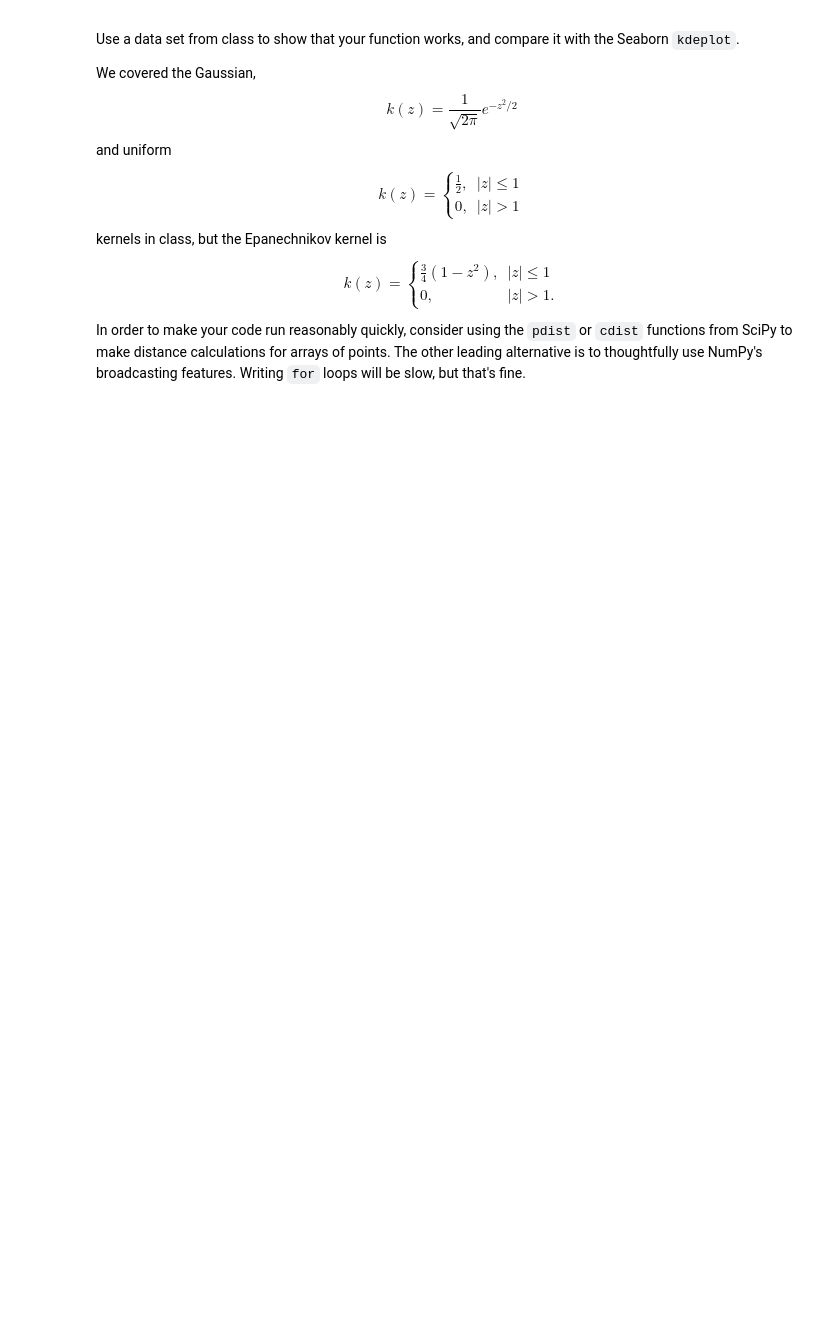
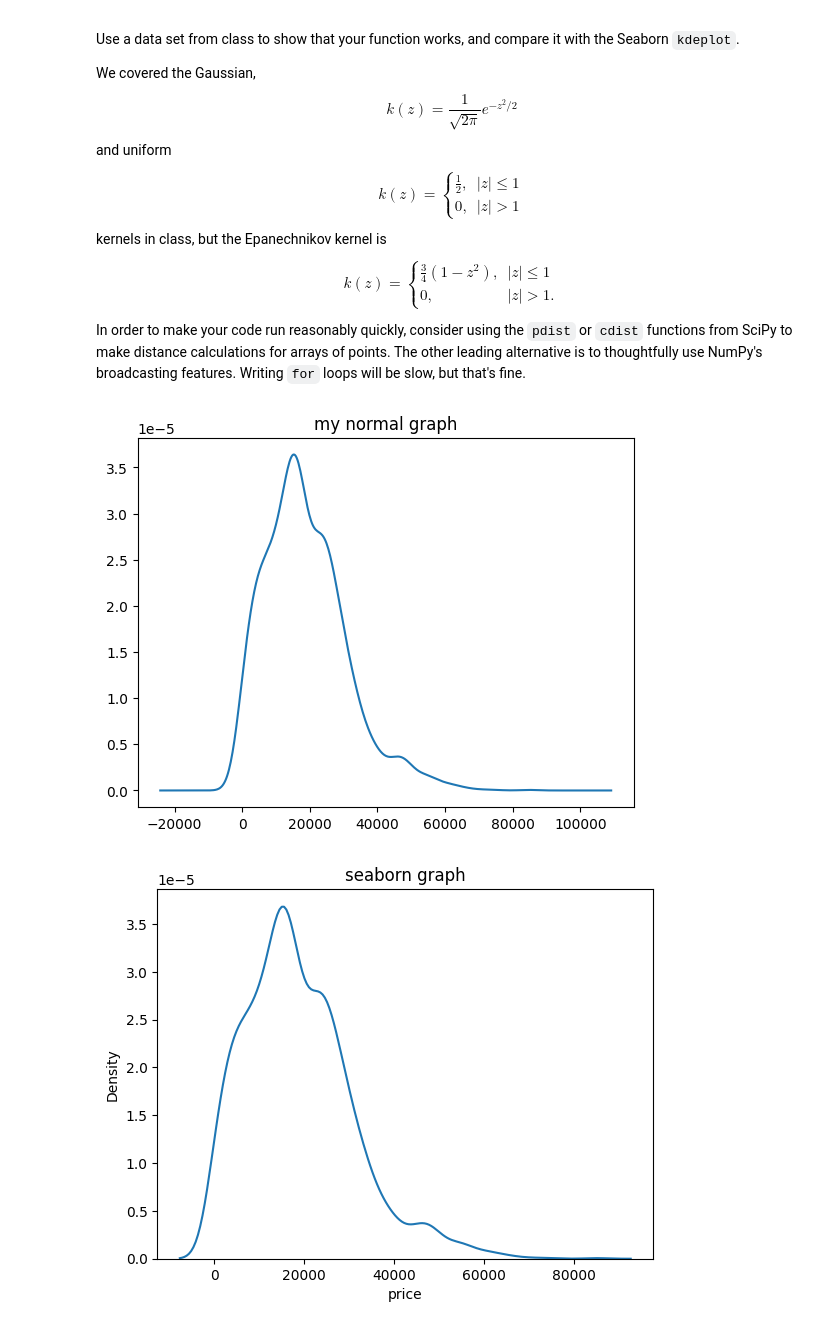
Before and after one commit to tgreg-stack/KNN, a Jupyter notebook: assignment/assignment.ipynb, the cells around one changed output. Cells and saved outputs as stored; diff of their text form; code cells hidden in the pictures; blank space fills up the shorter version.

```diff
--- a/assignment/assignment.ipynb
+++ b/assignment/assignment.ipynb
@@ -191,29 +191,48 @@ $$
 In order to make your code run reasonably quickly, consider using the `pdist` or `cdist` functions from SciPy to make distance calculations for arrays of points. The other leading alternative is to thoughtfully use NumPy's broadcasting features. Writing `for` loops will be slow, but that's fine.
 # %%
 price = df['price']
-def kde(x = x, kernel = 'gaussian', bandwidth = None):
+def kde(s, kernel = 'gaussian', bandwidth = None):
+  x = s.to_numpy()
   kde = 0
   sd = np.std(x)
   N = len(x)
+  min_x = np.min(x)
+  max_x = np.max(x)
   m = 500
-  grid = np.linsapce(min(x)-2*sd,max_x+2*sd,M)
+  grid = np.linspace(min_x-2*sd,max_x+2*sd,m)
   if bandwidth == None:
-    bandwith = 1.06*sd()*N**(-1/5)
+    bandwidth = 1.06*sd*N**(-1/5)
 
   for i in range(N):
-    if kernel == 'gaussian'
-      density = np.exp(-(((grid-i)/bandwidth)**2)/2)/(bandwidth*np.sqrt(2*np.pi))
+    if kernel == 'gaussian':
+      density = np.exp(-(((grid-x[i])/bandwidth)**2)/2)/(bandwidth*np.sqrt(2*np.pi))
       kde += density
 
     elif kernel == 'uniform':
-      density = (np.abs((grid-i)/bandwidth)<=1)*.5/bandwidth
+      density = (np.abs((grid-x[i])/bandwidth)<=1)*.5/bandwidth
       kde += density
 
     elif kernel == 'Epanechnikov':
-      if (np.abs((grid-i)/bandwidth)<=1):
-        density = (.75*(1-((grid-i)/bandwidth)**2))/bandwidth
+      if (np.abs((grid-x[i])/bandwidth)<=1).any():
+        density = (.75*(1-((grid-x[i])/bandwidth)**2))/bandwidth
         kde += density
+  kde = kde/N
+  sns.lineplot(x = grid, y = kde)
+kde(price)
+plt.title('my normal graph')
+plt.show()
 
-kde = kde/N
-sns.lineplot(kde)
-return kde
+sns.kdeplot(price)
+plt.title('seaborn graph')
+plt.show()
+
+kde(price, kernel = 'uniform')
+plt.title('my uniform graph')
+plt.show()
+
+kde(price, kernel = 'Epanechnikov')
+plt.title('my Epanechnikov graph')
+plt.show()
+# %% [output]
+[figure, added]
+[figure, added]
```
Also changed, not shown: parts of 1 cell of this notebook.
